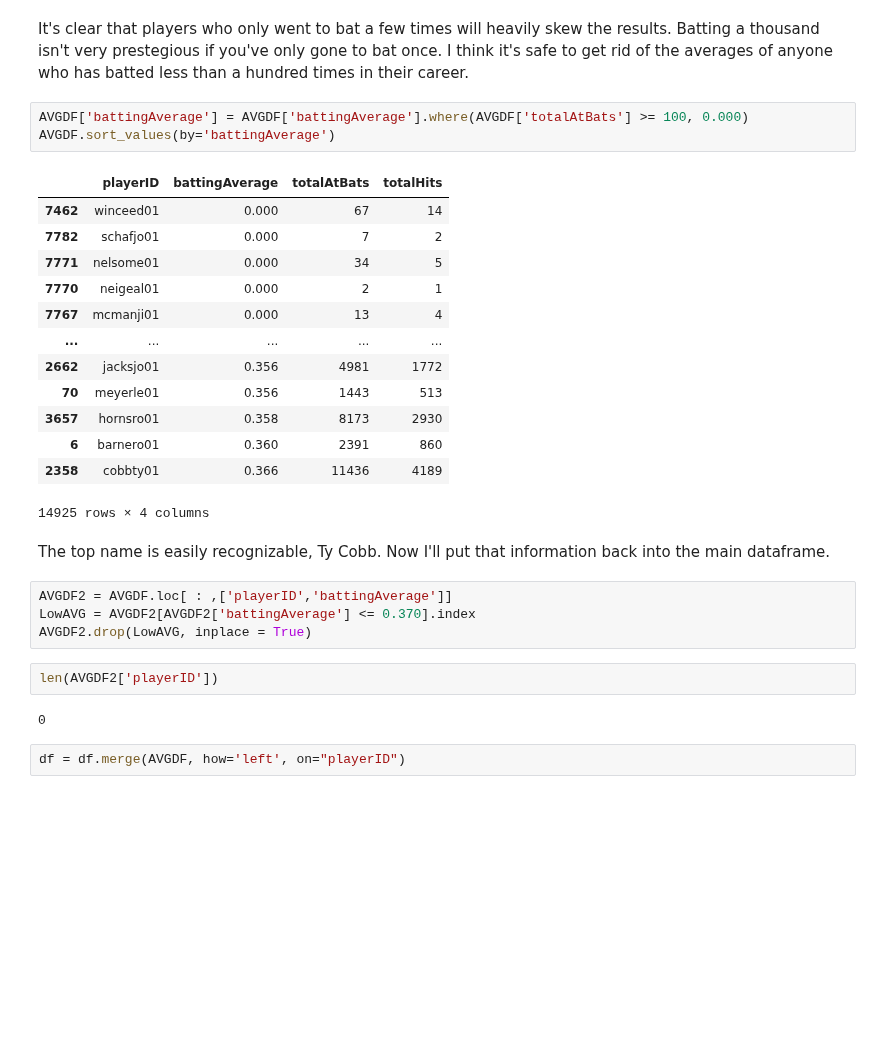
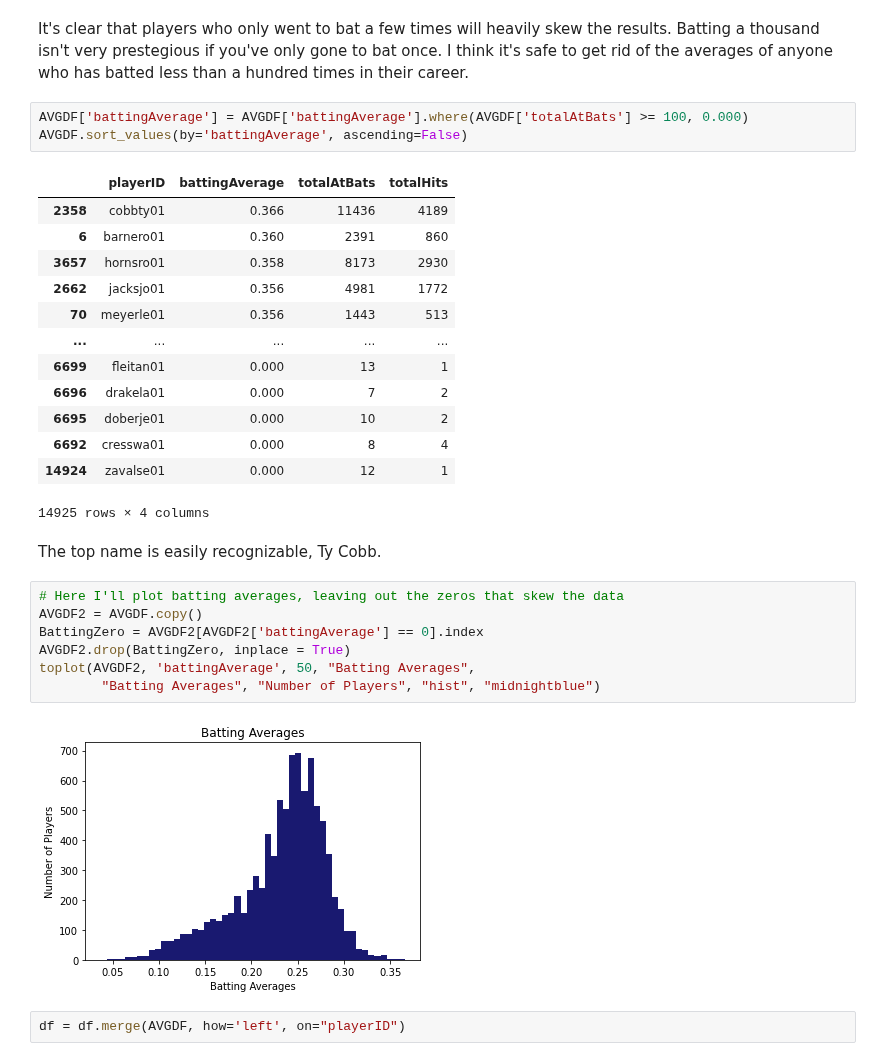
Before and after one commit to aradaha/Baseball-Stats-Project, a Jupyter notebook: Capstone.ipynb, the cells around one changed output. Cells and saved outputs as stored; diff of their text form; blank space fills up the shorter version.

```diff
--- a/Capstone.ipynb
+++ b/Capstone.ipynb
@@ -300,31 +300,32 @@ AVGDF.sort_values(by='battingAverage')
 It's clear that players who only went to bat a few times will heavily skew the results. Batting a thousand isn't very prestegious if you've only gone to bat once. I think it's safe to get rid of the averages of anyone who has batted less than a hundred times in their career.
 # %%
 AVGDF['battingAverage'] = AVGDF['battingAverage'].where(AVGDF['totalAtBats'] >= 100, 0.000)
-AVGDF.sort_values(by='battingAverage')
+AVGDF.sort_values(by='battingAverage', ascending=False)
 # %% [output]
 |  | playerID | battingAverage | totalAtBats | totalHits |
-| 7462 | winceed01 | 0.000 | 67 | 14 |
-| 7782 | schafjo01 | 0.000 | 7 | 2 |
-| 7771 | nelsome01 | 0.000 | 34 | 5 |
-| 7770 | neigeal01 | 0.000 | 2 | 1 |
-| 7767 | mcmanji01 | 0.000 | 13 | 4 |
-| ... | ... | ... | ... | ... |
+| 2358 | cobbty01 | 0.366 | 11436 | 4189 |
+| 6 | barnero01 | 0.360 | 2391 | 860 |
+| 3657 | hornsro01 | 0.358 | 8173 | 2930 |
 | 2662 | jacksjo01 | 0.356 | 4981 | 1772 |
 | 70 | meyerle01 | 0.356 | 1443 | 513 |
-| 3657 | hornsro01 | 0.358 | 8173 | 2930 |
-| 6 | barnero01 | 0.360 | 2391 | 860 |
-| 2358 | cobbty01 | 0.366 | 11436 | 4189 |
+| ... | ... | ... | ... | ... |
+| 6699 | fleitan01 | 0.000 | 13 | 1 |
+| 6696 | drakela01 | 0.000 | 7 | 2 |
+| 6695 | doberje01 | 0.000 | 10 | 2 |
+| 6692 | cresswa01 | 0.000 | 8 | 4 |
+| 14924 | zavalse01 | 0.000 | 12 | 1 |
 14925 rows × 4 columns
 # %% [markdown]
-The top name is easily recognizable, Ty Cobb. Now I'll put that information back into the main dataframe.
+The top name is easily recognizable, Ty Cobb.
-# %%
-AVGDF2 = AVGDF.loc[ : ,['playerID','battingAverage']]
-LowAVG = AVGDF2[AVGDF2['battingAverage'] <= 0.370].index
-AVGDF2.drop(LowAVG, inplace = True)
-# %%
-len(AVGDF2['playerID'])
-# %% [output]
-0
+# %%
+# Here I'll plot batting averages, leaving out the zeros that skew the data
+AVGDF2 = AVGDF.copy()
+BattingZero = AVGDF2[AVGDF2['battingAverage'] == 0].index
+AVGDF2.drop(BattingZero, inplace = True)
+toplot(AVGDF2, 'battingAverage', 50, "Batting Averages",
+        "Batting Averages", "Number of Players", "hist", "midnightblue")
+# %% [output]
+[figure, added]
 # %%
 df = df.merge(AVGDF, how='left', on="playerID")
 # %% [markdown]
```
Also changed, not shown: parts of 7 cells of this notebook.
